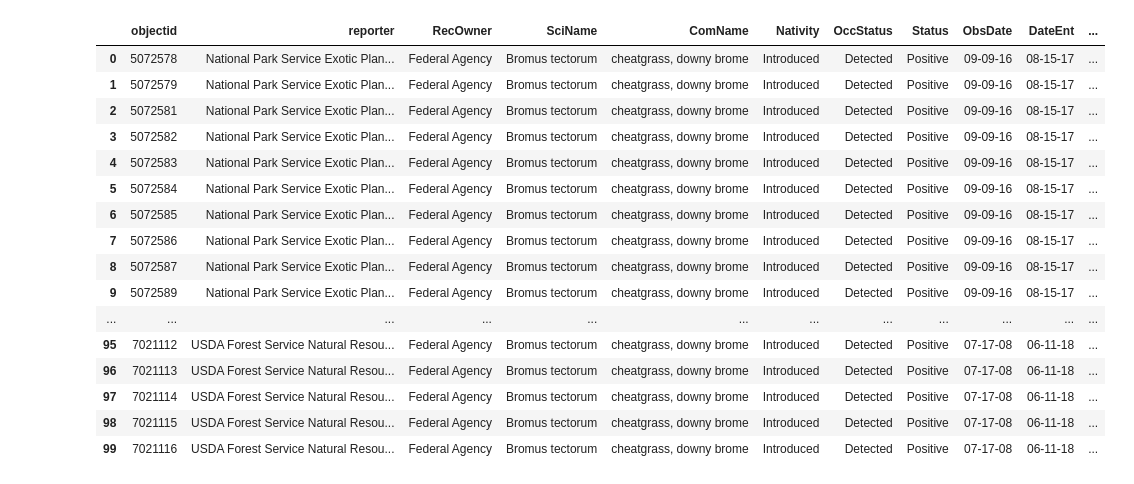
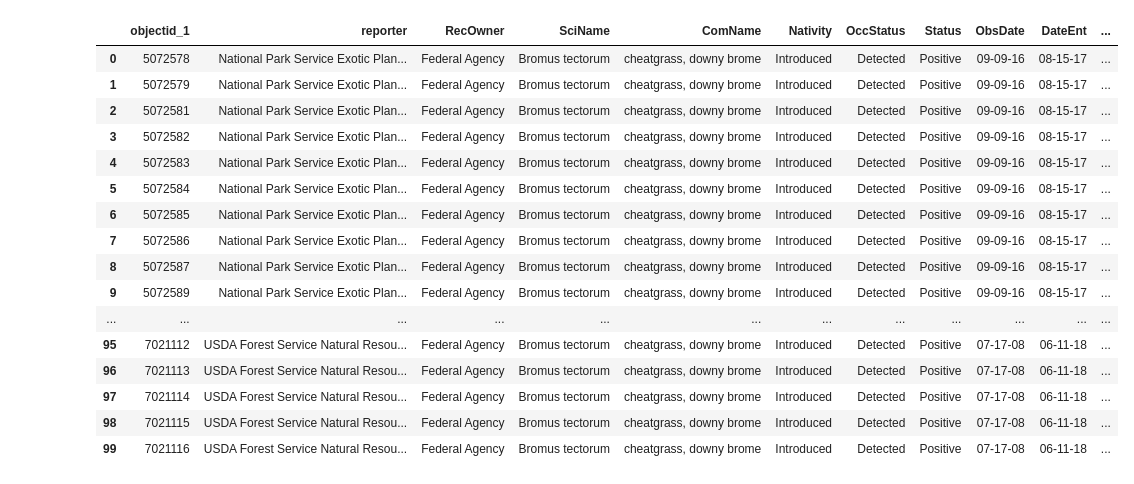
Before and after one commit to rmbielski/SAL_Git_Projects, a Jupyter notebook: Cheatgrass/Cheatgrass_CNN.ipynb, the cells around one changed output. Cells and saved outputs as stored; diff of their text form; code cells hidden in the pictures.

```diff
--- a/Cheatgrass/Cheatgrass_CNN.ipynb
+++ b/Cheatgrass/Cheatgrass_CNN.ipynb
@@ -615,39 +38,103 @@ from IPython.display import display, HTML
 # Set pandas to display all columns without truncating them
 pd.set_option('display.max_columns', None)
 
-# Use cleaned dataset produced by Cell 3 (valid geometries only, GeoJSON)
-shapefile_path = '/home/rbielski/SAL_Git_Projects/Cheatgrass/filtered_cheatgrass_cleaned_valid.geojson'
+# The file path you provided (corrected)
+shapefile_path = '/home/rbielski/SAL_Git_Projects/observations/main_PolygonLayer.shp'
 
-print(f"Loading CLEANED dataset to display its header...")
+print(f"Loading shapefile to display its header...")
 
 try:
+    # Load the shapefile
     gdf = gpd.read_file(shapefile_path)
-    print(f"Cleaned dataset loaded. Shape: {gdf.shape}")
-    print(f"Non-null geometries: {gdf.geometry.notna().sum()} / {len(gdf)}")
-    if 'geometry_was_null' in gdf.columns:
-        print(f"geometry_was_null counts: {gdf['geometry_was_null'].value_counts(dropna=False).to_dict()}")
+
+    # Display basic information
+    print(f"Shapefile loaded successfully. Shape: {gdf.shape}")
+
+    # Convert the geodataframe to HTML with styling for scrollable display
+    # Create a styled version without the geometry column (which can be very verbose)
     display_cols = [col for col in gdf.columns if col != 'geometry']
+
+    # Create HTML for a scrollable table with improved formatting
     html = """
     <style>
-        .dataframe-div { max-height: 500px; max-width: 100%; overflow: auto; border: 1px solid #ddd; }
-        table.dataframe { border-collapse: collapse; width: 100%; font-family: Arial, sans-serif; color: #333333; }
-        table.dataframe th { background-color: #4682b4; color: white; position: sticky; top: 0; z-index: 10; padding: 10px; text-align: left; font-weight: bold; border: 1px solid #ddd; }
-        table.dataframe td { padding: 8px; text-align: left; border: 1px solid #ddd; background-color: #f9f9f9; color: #333333; }
-        table.dataframe tr:nth-child(even) td { background-color: #ffffff; }
-        table.dataframe tr:hover td { background-color: #e6f7ff; }
+        .dataframe-div {
+            max-height: 500px;
+            max-width: 100%;
+            overflow: auto;
+            border: 1px solid #ddd;
+        }
+        table.dataframe {
+            border-collapse: collapse;
+            width: 100%;
+            font-family: Arial, sans-serif;
+            color: #333333; /* Dark text color for all table content */
+        }
+        table.dataframe th {
+            background-color: #4682b4; /* Steel blue header */
+            color: white;
+            position: sticky;
+            top: 0;
+            z-index: 10;
+            box-shadow: 0 2px 2px -1px rgba(0, 0, 0, 0.4);
+            padding: 10px;
+            text-align: left;
+            font-weight: bold;
+            border: 1px solid #ddd;
+        }
+        table.dataframe td {
+            padding: 8px;
+            text-align: left;
+            border: 1px solid #ddd;
+            background-color: #f9f9f9; /* Light gray background for better contrast */
+            color: #333333; /* Ensure text is dark on light background */
+        }
+        table.dataframe tr:nth-child(even) td {
+            background-color: #ffffff; /* Alternating white background for even rows */
+        }
+        table.dataframe tr:hover td {
+            background-color: #e6f7ff; /* Light blue on hover */
+        }
+        /* Add row numbers styling */
+        table.dataframe th.row_heading {
+            background-color: #4682b4;
+            color: white;
+            font-weight: bold;
+            position: sticky;
+            left: 0;
+            z-index: 20;
+        }
+        table.dataframe td.row_heading {
+            background-color: #e6e6e6;
+            color: #333333;
+            font-weight: bold;
+            border: 1px solid #ddd;
+            position: sticky;
+            left: 0;
+            z-index: 1;
+        }
     </style>
     <div class="dataframe-div">
     """
+
+    # Add the DataFrame HTML to our styled container
+    # Use escape=False to properly render any HTML in the data
     html += gdf[display_cols].head(100).to_html(index=True, classes='dataframe', escape=False)
     html += "</div>"
+
+    # Display the HTML
     display(HTML(html))
+
+    # Print column names as a reference
     print("\nColumn Names Reference:")
     for i, col in enumerate(display_cols):
         print(f"{i+1}. {col}")
+
+    # Also display a summary of the data
     print("\nSummary statistics:")
     print(f"- Number of records: {len(gdf)}")
     print(f"- Number of columns: {len(gdf.columns)}")
     print(f"- CRS: {gdf.crs}")
+
 except Exception as e:
     print(f"❌ An error occurred: {e}")
 # %% [output]
@@ -661,4 +143,4 @@ geometry_was_null counts: {False: 6446}
-|  | objectid | reporter | RecOwner | SciName | ComName | Nativity | OccStatus | Status | ObsDate | DateEnt | ... |
+|  | objectid_1 | reporter | RecOwner | SciName | ComName | Nativity | OccStatus | Status | ObsDate | DateEnt | ... |
 | 0 | 5072578 | National Park Service Exotic Plan... | Federal Agency | Bromus tectorum | cheatgrass, downy brome | Introduced | Detected | Positive | 09-09-16 | 08-15-17 | ... |
 | 1 | 5072579 | National Park Service Exotic Plan... | Federal Agency | Bromus tectorum | cheatgrass, downy brome | Introduced | Detected | Positive | 09-09-16 | 08-15-17 | ... |
 | 2 | 5072581 | National Park Service Exotic Plan... | Federal Agency | Bromus tectorum | cheatgrass, downy brome | Introduced | Detected | Positive | 09-09-16 | 08-15-17 | ... |
```
Also changed, not shown: parts of 13 cells of this notebook.
